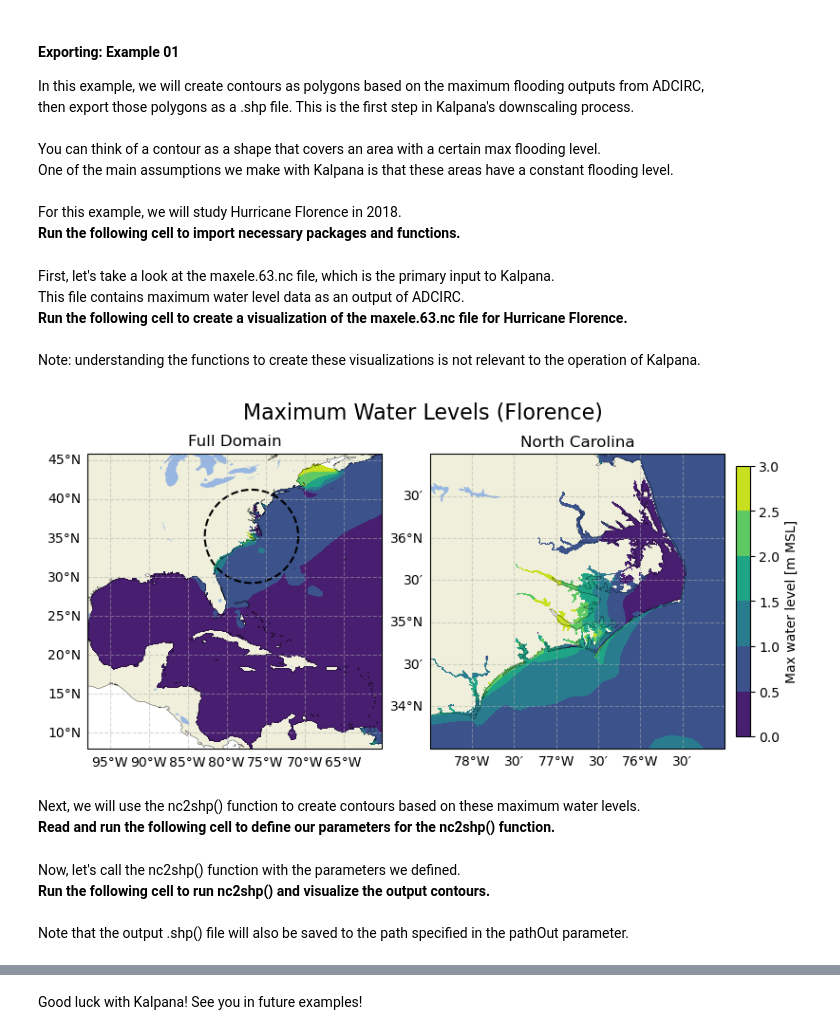
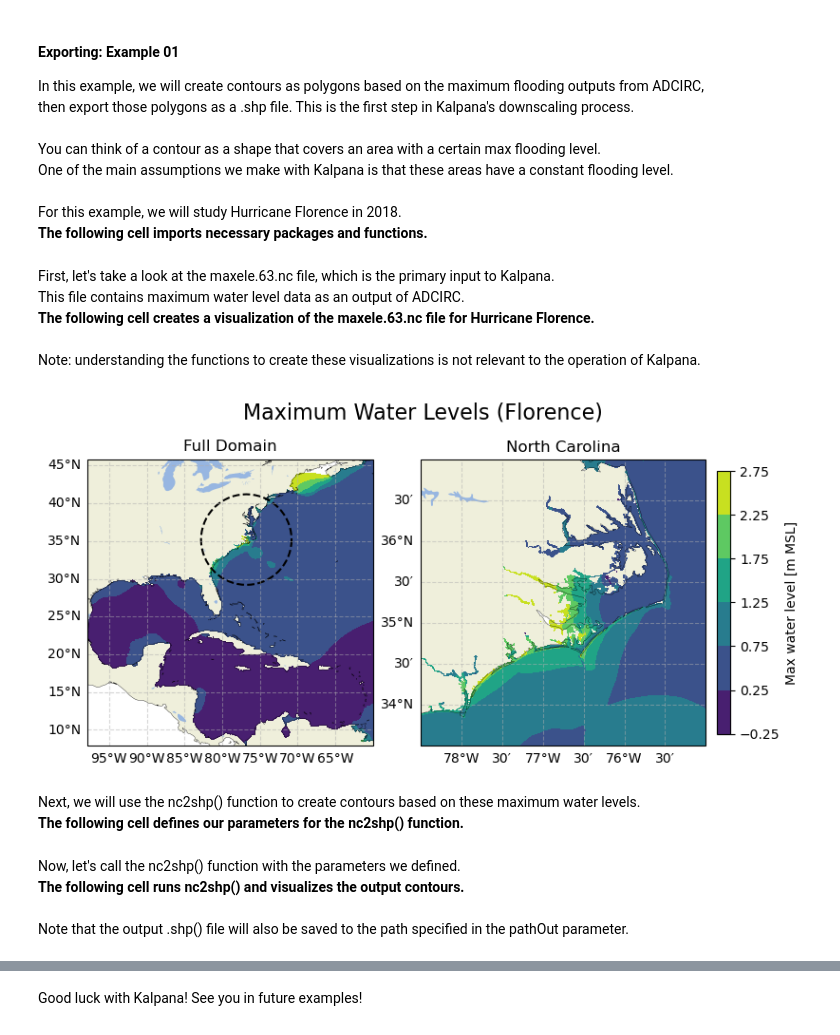
Before and after one commit to tomas19/kalpana_v2, a Jupyter notebook: examples/export_example01.ipynb, the cells around one changed output, grey strips where cells are left out. Drawn from its saved outputs; the diff is of its cells as text; code cells hidden in the pictures.

Commit message:
Adding example 2, updates to example 1, and functions.

```diff
--- a/examples/export_example01.ipynb
+++ b/examples/export_example01.ipynb
@@ -4,7 +4,7 @@ In this example, we will create contours as polygons based on the maximum floodi
 You can think of a contour as a shape that covers an area with a certain max flooding level. <br>
 One of the main assumptions we make with Kalpana is that these areas have a constant flooding level.
 <br> <br> For this example, we will study Hurricane Florence in 2018. <br>
-**Run the following cell to import necessary packages and functions.**
+**The following cell imports necessary packages and functions.**
 # %%
 import sys
 #import Kalpana functions from github repository
@@ -17,25 +17,18 @@ from example_functions import *
 # %% [markdown]
 First, let's take a look at the maxele.63.nc file, which is the primary input to Kalpana. <br>
 This file contains maximum water level data as an output of ADCIRC. <br>
-**Run the following cell to create a visualization of the maxele.63.nc file for Hurricane Florence.**
+**The following cell creates a visualization of the maxele.63.nc file for Hurricane Florence.**
 <br> <br> Note: understanding the functions to create these visualizations is not relevant to the operation of Kalpana.
 # %%
 #plot the maximum water levels from a given maxele.63.nc file
 #understanding these functions to create visualizations is not relevant to the operation of Kalpana
 
-## path of the adcirc maxele output file, must be a netcdf file
-ncfile = r'C:/Users/brand/Documents/Coastal/Kalpana/inputs/NC9_maxele.63.nc'
-
-## Contour levels. Min, Max and Step. Max IS included as in np.arange method. Values must be in vUnitOut vertical unit.
-## from 0 to 3.5 (included) every 0.5
-levels = np.arange(0, 3.5, 0.5)
-
-plot_maxele(ncfile, levels)
+plot_maxele(r'C:/Users/brand/Documents/Coastal/Kalpana/inputs/NC9_maxele.63.nc', np.arange(-0.25, 3.25, 0.5))
 # %% [output]
-[figure, old version]
+[figure, new version]
 # %% [markdown]
 Next, we will use the nc2shp() function to create contours based on these maximum water levels. <br>
-**Read and run the following cell to define our parameters for the nc2shp() function.**
+**The following cell defines our parameters for the nc2shp() function.**
 # %%
 ## path of the adcirc maxele output file, must be a netcdf file
 ncFile = r'C:/Users/brand/Documents/Coastal/Kalpana/inputs/NC9_maxele.63.nc'
@@ -85,7 +78,7 @@ dzFile = None  ## Default None
 zeroDif = -20  ## Default -20
 # %% [markdown]
 Now, let's call the nc2shp() function with the parameters we defined. <br>
-**Run the following cell to run nc2shp() and visualize the output contours.**
+**The following cell runs nc2shp() and visualizes the output contours.**
 <br> <br>
 Note that the output .shp() file will also be saved to the path specified in the pathOut parameter.
 # %%
```
Also changed, not shown: parts of 5 cells of this notebook, 2 other files.
